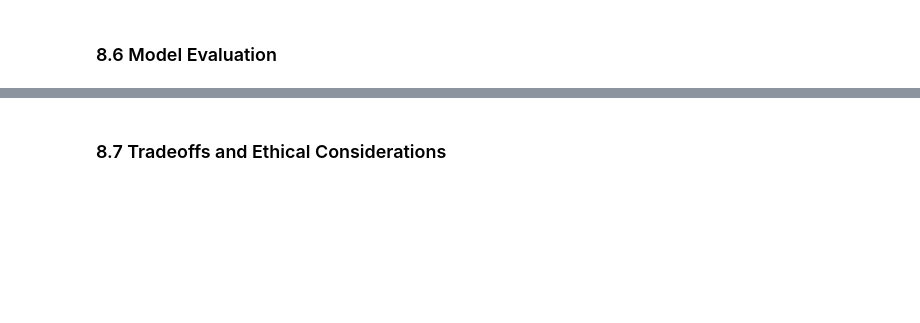
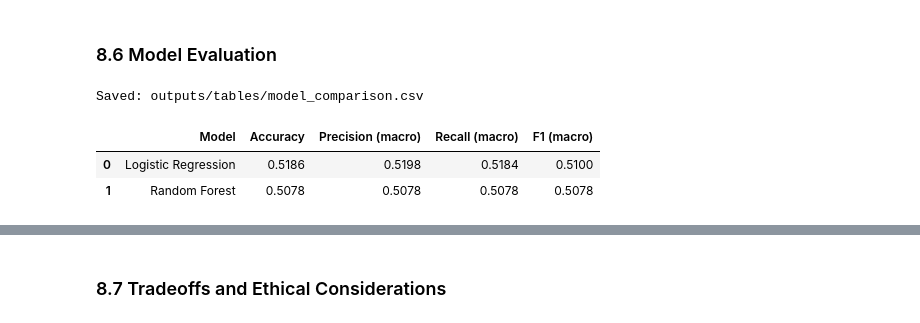
Before and after one commit to thebobmay/statistical-analysis-player-behavior, a Jupyter notebook: notebooks/analysis.ipynb, the cells around one changed output, grey strips where cells are left out. Cells and saved outputs as stored; diff of their text form; code cells hidden in the pictures; blank space fills up the shorter version.

```diff
--- a/notebooks/analysis.ipynb
+++ b/notebooks/analysis.ipynb
@@ -640,2 +765,33 @@ The direction of the effect is consistent with Self-Determination Theory: player
 # %% [markdown]
 ### 8.6 Model Evaluation
+# %%
+from sklearn.metrics import f1_score, precision_score, recall_score
+
+results = pd.DataFrame({
+    'Model': ['Logistic Regression', 'Random Forest'],
+    'Accuracy': [
+        accuracy_score(y_test, y_pred_lr),
+        accuracy_score(y_test, y_pred_rf),
+    ],
+    'Precision (macro)': [
+        precision_score(y_test, y_pred_lr, average='macro'),
+        precision_score(y_test, y_pred_rf, average='macro'),
+    ],
+    'Recall (macro)': [
+        recall_score(y_test, y_pred_lr, average='macro'),
+        recall_score(y_test, y_pred_rf, average='macro'),
+    ],
+    'F1 (macro)': [
+        f1_score(y_test, y_pred_lr, average='macro'),
+        f1_score(y_test, y_pred_rf, average='macro'),
+    ],
+}).round(4)
+
+results.to_csv(TABLES_DIR / 'model_comparison.csv', index=False)
+print("Saved: outputs/tables/model_comparison.csv\n")
+results
+# %% [output]
+Saved: outputs/tables/model_comparison.csv
+|  | Model | Accuracy | Precision (macro) | Recall (macro) | F1 (macro) |
+| 0 | Logistic Regression | 0.5186 | 0.5198 | 0.5184 | 0.5100 |
+| 1 | Random Forest | 0.5078 | 0.5078 | 0.5078 | 0.5078 |
```
Also changed, not shown: parts of 11 cells of this notebook, 2 other files.
